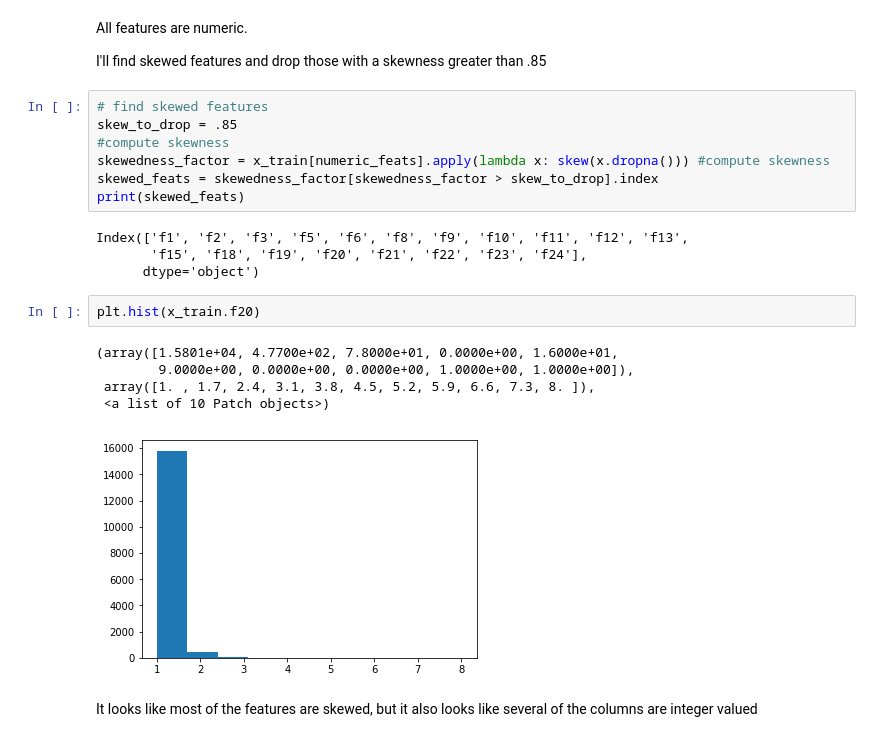
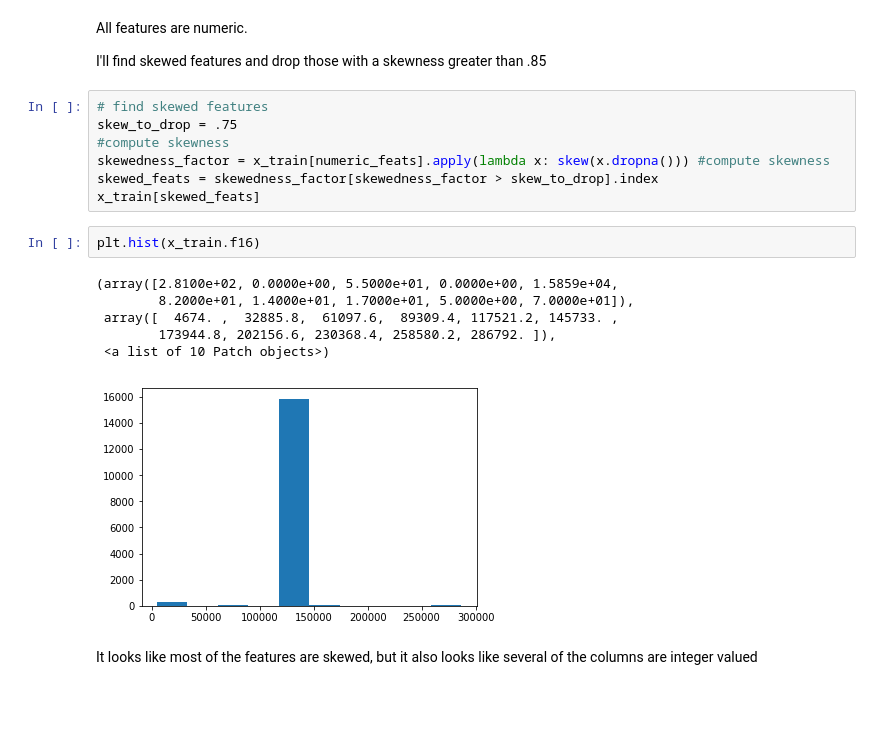
Before and after one commit to JavierPalomares90/kaggle-competition, a Jupyter notebook: Kaggle_Competition.ipynb, the cells around one changed output. Cells and saved outputs as stored; diff of their text form; blank space fills up the shorter version.

```diff
--- a/Kaggle_Competition.ipynb
+++ b/Kaggle_Competition.ipynb
@@ -64,23 +74,20 @@ All features are numeric.
 I'll find skewed features and drop those with a skewness greater than .85
 # %%
 # find skewed features
-skew_to_drop = .85
+skew_to_drop = .75
 #compute skewness
 skewedness_factor = x_train[numeric_feats].apply(lambda x: skew(x.dropna())) #compute skewness
 skewed_feats = skewedness_factor[skewedness_factor > skew_to_drop].index
-print(skewed_feats)
+x_train[skewed_feats]
-# %% [output]
-Index(['f1', 'f2', 'f3', 'f5', 'f6', 'f8', 'f9', 'f10', 'f11', 'f12', 'f13',
-       'f15', 'f18', 'f19', 'f20', 'f21', 'f22', 'f23', 'f24'],
-      dtype='object')
 # %%
-plt.hist(x_train.f20)
+plt.hist(x_train.f16)
 # %% [output]
-(array([1.5801e+04, 4.7700e+02, 7.8000e+01, 0.0000e+00, 1.6000e+01,
-        9.0000e+00, 0.0000e+00, 0.0000e+00, 1.0000e+00, 1.0000e+00]),
- array([1. , 1.7, 2.4, 3.1, 3.8, 4.5, 5.2, 5.9, 6.6, 7.3, 8. ]),
+(array([2.8100e+02, 0.0000e+00, 5.5000e+01, 0.0000e+00, 1.5859e+04,
+        8.2000e+01, 1.4000e+01, 1.7000e+01, 5.0000e+00, 7.0000e+01]),
+ array([  4674. ,  32885.8,  61097.6,  89309.4, 117521.2, 145733. ,
+        173944.8, 202156.6, 230368.4, 258580.2, 286792. ]),
  <a list of 10 Patch objects>)
-[figure, old version]
+[figure, new version]
 # %% [markdown]
 It looks like most of the features are skewed, but it also looks like several of the columns are integer valued
 # %% [markdown]
```
Also changed, not shown: parts of 9 cells of this notebook.
